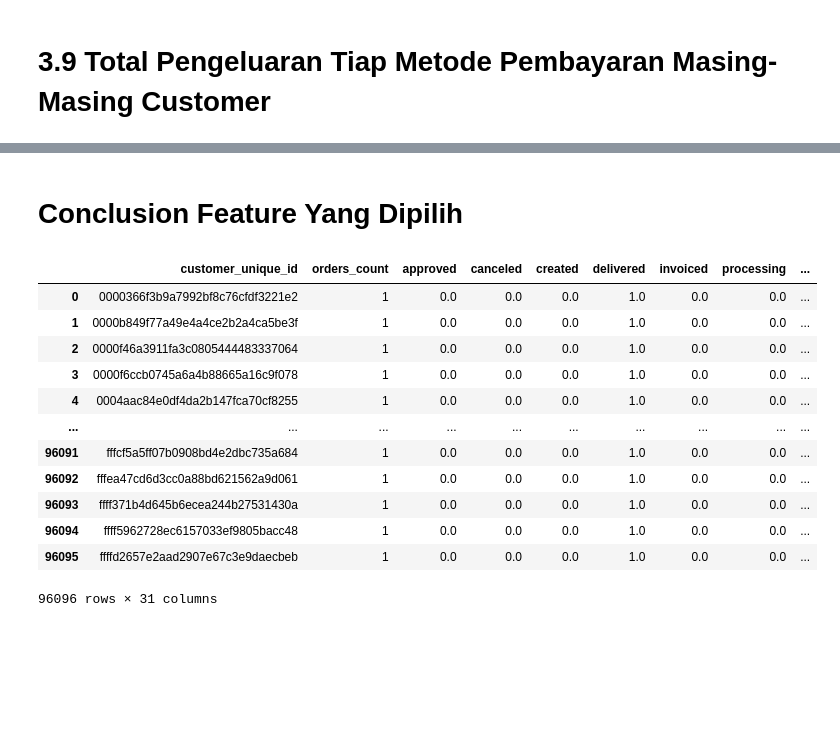
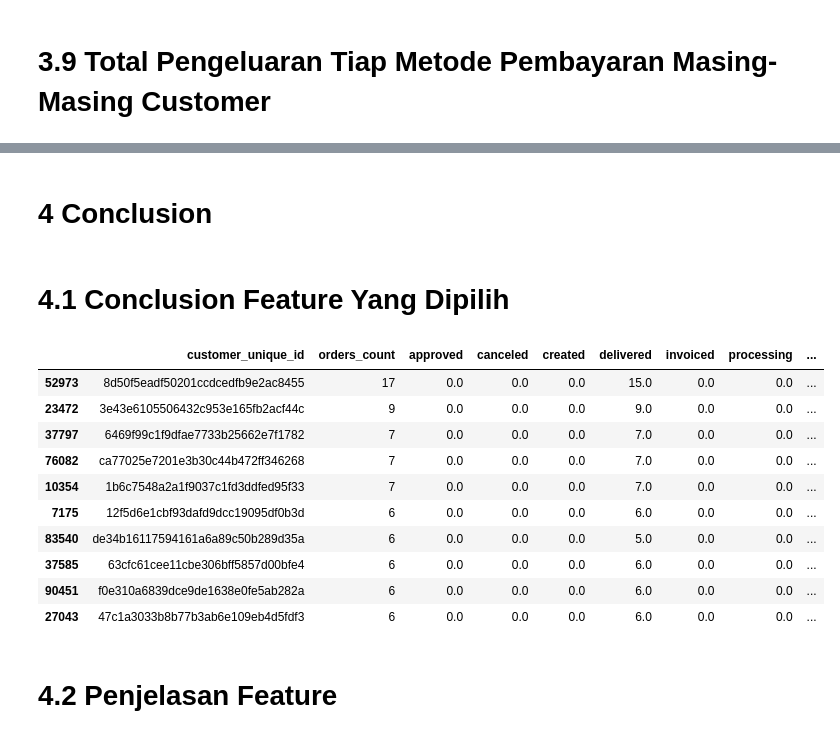
Before and after one commit to latifaahu/kaggle-brazilian, a Jupyter notebook: 03-latifah-hukma-shobiyya.ipynb, the cells around one changed output, grey strips where cells are left out. Drawn from its saved outputs; the diff is of its cells as text; code cells hidden in the pictures; blank space fills up the shorter version.

```diff
--- a/03-latifah-hukma-shobiyya.ipynb
+++ b/03-latifah-hukma-shobiyya.ipynb
@@ -791,5 +820,6 @@ cust_orders_month = cust_orders_month.fillna(0)
 
 # showing dataframe
 cust_orders_month = cust_orders_month.rename_axis(None, axis=1).reset_index()
+cust_orders_month = cust_orders_month[['customer_unique_id','beginning_month','middle_month','end_month']]
 cust_orders_month.sort_values(by='middle_month', ascending=False).head()
 # %% [output]
@@ -838,5 +866,6 @@ cust_payments = cust_payments.rename({
     'voucher' : 'voucher_freq'
 }, axis='columns')
 
+cust_payments = cust_payments[['customer_unique_id','boleto_freq','credit_card_freq','debit_card_freq','voucher_freq','not_defined_freq']]
 cust_payments.head()
 # %% [output]
@@ -905,5 +934,6 @@ payment_orders_val = payment_orders_val.iloc[:,:7]
 cust_payment_orders = payment_orders_val.merge(cust, on='customer_id')
 cust_payment_orders = cust_payment_orders.iloc[:,:8]
 cust_payment_orders_val = cust_payment_orders.groupby('customer_unique_id').sum().reset_index()
+cust_payment_orders_val = cust_payment_orders_val[['customer_unique_id', 'pay_boleto', 'pay_credit_card', 'pay_debit_card','pay_voucher','pay_not_defined']]
 cust_payment_orders_val.head()
 # %% [output]
@@ -917,0 +948,20 @@ cust_payment_orders_val.head()
+# %%
+# mengambil orderan customer
+cust_order = cust.merge(orders, on='customer_id')
+cust_order = cust_order.iloc[:,[1,5]]
+
+# mengambil item yang diorder
+item_order = cust_order.merge(items, on='order_id')
+item_order = item_order.iloc[:,[0,1,3]]
+
+# mengambil nama kategori productnya
+item_order_cat = item_order.merge(products, on='product_id')
+item_order_cat = item_order_cat.iloc[:,:4]
+item_cat = item_order_cat.merge(cat, on='product_category_name', how='outer')
+
+# ambil kategori product terfavorit masing-masing customer
+item_cat = item_cat.groupby('customer_unique_id')['product_category_name_english'].agg(pd.Series.mode).to_frame().reset_index()
+item_cat = item_cat.rename({
+    'product_category_name_english' : 'fav_category_product'
+}, axis='columns')
+item_cat.head()
@@ -918,42 +975,44 @@ cust_payment_orders_val.head()
+# %% [markdown]
+# 4 Conclusion
 # %% [markdown]
-# Conclusion Feature Yang Dipilih
+# 4.1 Conclusion Feature Yang Dipilih
 # %%
 # merge total seluruh order dengan masing2 statusnya
 all_stat = cust_orders_freq.merge(cust_orders_status, on='customer_unique_id')
 
 # merge dengan item yang berhasil diorder
 order_items = all_stat.merge(total_items_prices, on='customer_unique_id', how='outer')
 
 # merge dengan pengeluaran tiap metode pembayaran masing-masing customer
 pay_order_items = order_items.merge(cust_payment_orders_val, on='customer_unique_id', how='outer')
 
 # merge dengan frequency metode pembayaran yang digunakan masing-masing customer
 freq_pay_order = pay_order_items.merge(cust_payments, on='customer_unique_id', how='outer')
 
 # merge dengan freq waktu (day) order masing2 customer
 time_order = freq_pay_order.merge(cust_orders_time, on='customer_unique_id', how='outer')
 
 # merge dengan freq waktu order (month) masing2 customer
 month_order = time_order.merge(cust_orders_month, on='customer_unique_id', how='outer')
+month_order = month_order.fillna(0)
 
-# order_items.sort_values('orders_count', ascending=False)
+# merge dengan kategori product yang paling sering diorder masing-masing customer
+total_feature = month_order.merge(item_cat, on='customer_unique_id', how='outer' )
 
-month_order = month_order.fillna(0)
+# show all feature
 pd.set_option('display.max_columns', None)
-freq_pay_order.isna().sum()
-month_order
-# month_order[month_order['customer_unique_id'] == '083ca1aa470c280236380973a48f77c6']
+total_feature.sort_values('orders_count', ascending=False).head(10)
 # %% [output]
 |  | customer_unique_id | orders_count | approved | canceled | created | delivered | invoiced | processing | ... |
-| 0 | 0000366f3b9a7992bf8c76cfdf3221e2 | 1 | 0.0 | 0.0 | 0.0 | 1.0 | 0.0 | 0.0 | ... |
-| 1 | 0000b849f77a49e4a4ce2b2a4ca5be3f | 1 | 0.0 | 0.0 | 0.0 | 1.0 | 0.0 | 0.0 | ... |
-| 2 | 0000f46a3911fa3c0805444483337064 | 1 | 0.0 | 0.0 | 0.0 | 1.0 | 0.0 | 0.0 | ... |
-| 3 | 0000f6ccb0745a6a4b88665a16c9f078 | 1 | 0.0 | 0.0 | 0.0 | 1.0 | 0.0 | 0.0 | ... |
-| 4 | 0004aac84e0df4da2b147fca70cf8255 | 1 | 0.0 | 0.0 | 0.0 | 1.0 | 0.0 | 0.0 | ... |
-| ... | ... | ... | ... | ... | ... | ... | ... | ... | ... |
-| 96091 | fffcf5a5ff07b0908bd4e2dbc735a684 | 1 | 0.0 | 0.0 | 0.0 | 1.0 | 0.0 | 0.0 | ... |
-| 96092 | fffea47cd6d3cc0a88bd621562a9d061 | 1 | 0.0 | 0.0 | 0.0 | 1.0 | 0.0 | 0.0 | ... |
-| 96093 | ffff371b4d645b6ecea244b27531430a | 1 | 0.0 | 0.0 | 0.0 | 1.0 | 0.0 | 0.0 | ... |
-| 96094 | ffff5962728ec6157033ef9805bacc48 | 1 | 0.0 | 0.0 | 0.0 | 1.0 | 0.0 | 0.0 | ... |
-| 96095 | ffffd2657e2aad2907e67c3e9daecbeb | 1 | 0.0 | 0.0 | 0.0 | 1.0 | 0.0 | 0.0 | ... |
+| 52973 | 8d50f5eadf50201ccdcedfb9e2ac8455 | 17 | 0.0 | 0.0 | 0.0 | 15.0 | 0.0 | 0.0 | ... |
+| 23472 | 3e43e6105506432c953e165fb2acf44c | 9 | 0.0 | 0.0 | 0.0 | 9.0 | 0.0 | 0.0 | ... |
+| 37797 | 6469f99c1f9dfae7733b25662e7f1782 | 7 | 0.0 | 0.0 | 0.0 | 7.0 | 0.0 | 0.0 | ... |
+| 76082 | ca77025e7201e3b30c44b472ff346268 | 7 | 0.0 | 0.0 | 0.0 | 7.0 | 0.0 | 0.0 | ... |
+| 10354 | 1b6c7548a2a1f9037c1fd3ddfed95f33 | 7 | 0.0 | 0.0 | 0.0 | 7.0 | 0.0 | 0.0 | ... |
+| 7175 | 12f5d6e1cbf93dafd9dcc19095df0b3d | 6 | 0.0 | 0.0 | 0.0 | 6.0 | 0.0 | 0.0 | ... |
+| 83540 | de34b16117594161a6a89c50b289d35a | 6 | 0.0 | 0.0 | 0.0 | 5.0 | 0.0 | 0.0 | ... |
+| 37585 | 63cfc61cee11cbe306bff5857d00bfe4 | 6 | 0.0 | 0.0 | 0.0 | 6.0 | 0.0 | 0.0 | ... |
+| 90451 | f0e310a6839dce9de1638e0fe5ab282a | 6 | 0.0 | 0.0 | 0.0 | 6.0 | 0.0 | 0.0 | ... |
+| 27043 | 47c1a3033b8b77b3ab6e109eb4d5fdf3 | 6 | 0.0 | 0.0 | 0.0 | 6.0 | 0.0 | 0.0 | ... |
-96096 rows × 31 columns
+# %% [markdown]
+# 4.2 Penjelasan Feature
```
Also changed, not shown: parts of 12 cells of this notebook.
